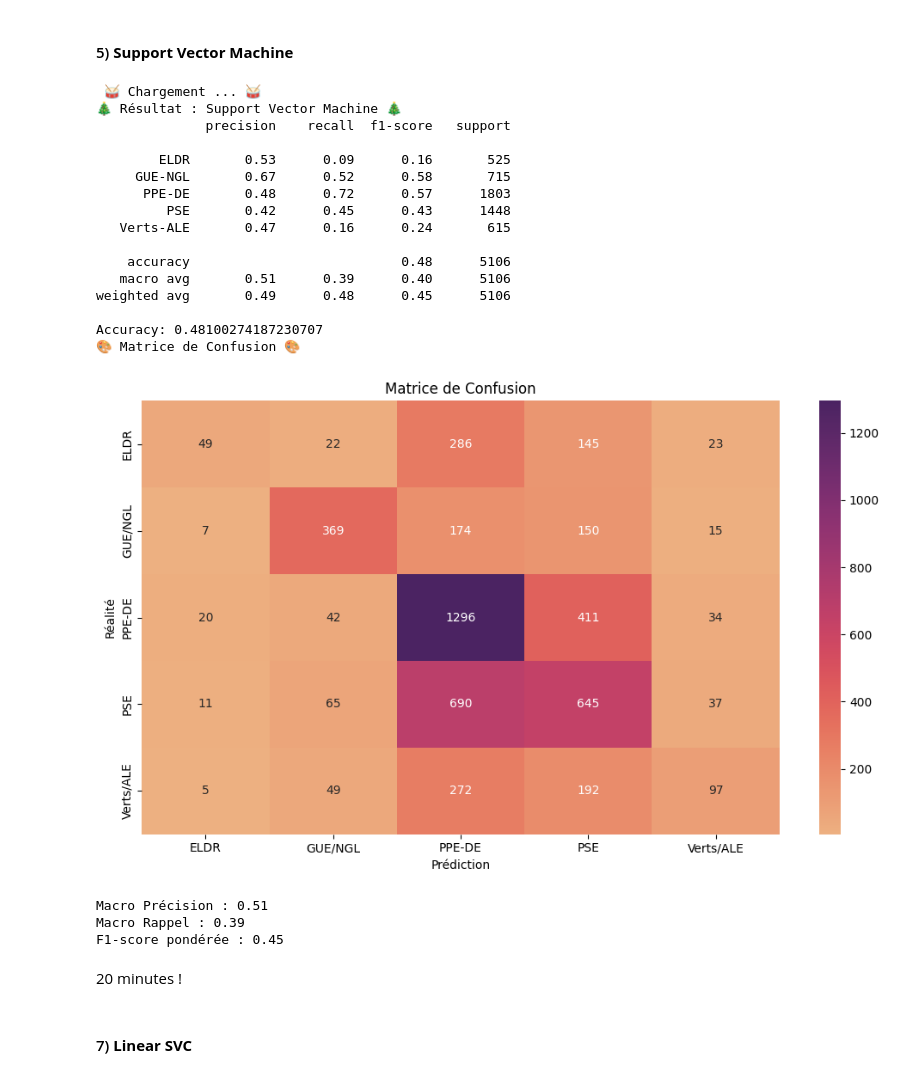
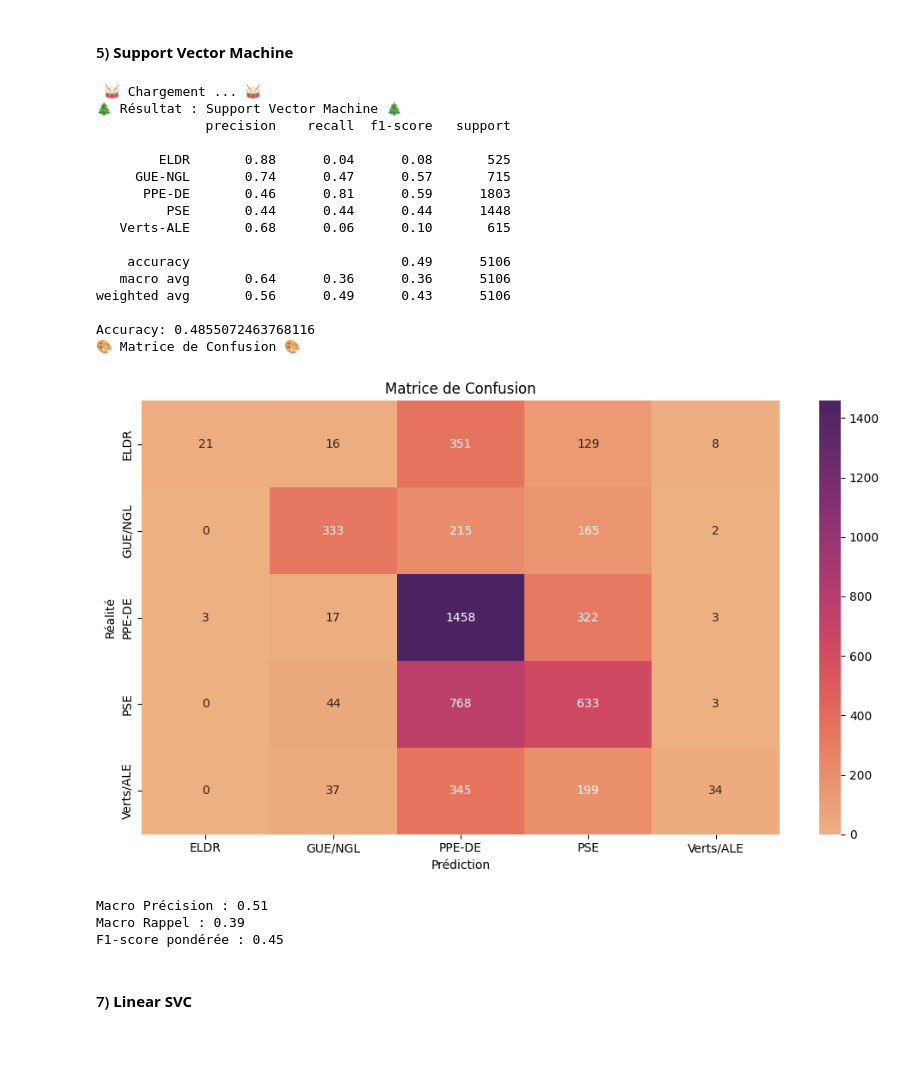
Before and after one commit to Lise-Brisset/projet_DEFT2009_ML2024, a Jupyter notebook: classifier.ipynb, the cells around one changed output. Saved outputs shown, nothing was run; the diff lists cells and outputs as text; code cells hidden in the pictures; blank space fills up the shorter version.

```diff
--- a/classifier.ipynb
+++ b/classifier.ipynb
@@ -287,31 +287,30 @@ F1-score pondérée : 0.44
 # %%
 from sklearn.svm import SVC
 # %%
-# Création du modèle --> 0.35 d'accuracy - 23 secondes
+# Création du modèle --> 40 minutes
 
-# On fait une séparation linéaire pour le SVM afin que le modèle soit plus rapide
-svm = SVC(kernel="linear", random_state=42)
+svm = SVC()
 
 # On appelle notre fonction de classification
 name_svm, cm_svm, pred_svm = classification_data(svm, datas_train, classes_train, datas_test, classes_test, "Support Vector Machine", class_names)
 # %% [output]
  🥁 Chargement ... 🥁
 🎄 Résultat : Support Vector Machine 🎄
               precision    recall  f1-score   support
 
-        ELDR       0.53      0.09      0.16       525
-     GUE-NGL       0.67      0.52      0.58       715
-      PPE-DE       0.48      0.72      0.57      1803
-         PSE       0.42      0.45      0.43      1448
-   Verts-ALE       0.47      0.16      0.24       615
+        ELDR       0.88      0.04      0.08       525
+     GUE-NGL       0.74      0.47      0.57       715
+      PPE-DE       0.46      0.81      0.59      1803
+         PSE       0.44      0.44      0.44      1448
+   Verts-ALE       0.68      0.06      0.10       615
 
-    accuracy                           0.48      5106
-   macro avg       0.51      0.39      0.40      5106
-weighted avg       0.49      0.48      0.45      5106
+    accuracy                           0.49      5106
+   macro avg       0.64      0.36      0.36      5106
+weighted avg       0.56      0.49      0.43      5106
 
-Accuracy: 0.48100274187230707
+Accuracy: 0.4855072463768116
 🎨 Matrice de Confusion 🎨
-[figure, old version]
+[figure, new version]
 # %%
 # Calcul des métriques :
 macro_precision_svm, macro_recall_svm, waighted_f1_svm = metrics_classification(classes_test, pred_svm)
@@ -319,8 +318,6 @@ macro_precision_svm, macro_recall_svm, waighted_f1_svm = metrics_classification(
 Macro Précision : 0.51
 Macro Rappel : 0.39
 F1-score pondérée : 0.45
-# %% [markdown]
-20 minutes !
 # %% [markdown]
 #### 7) **Linear SVC**
 # %%
```
Also changed, not shown: parts of 17 cells of this notebook.
